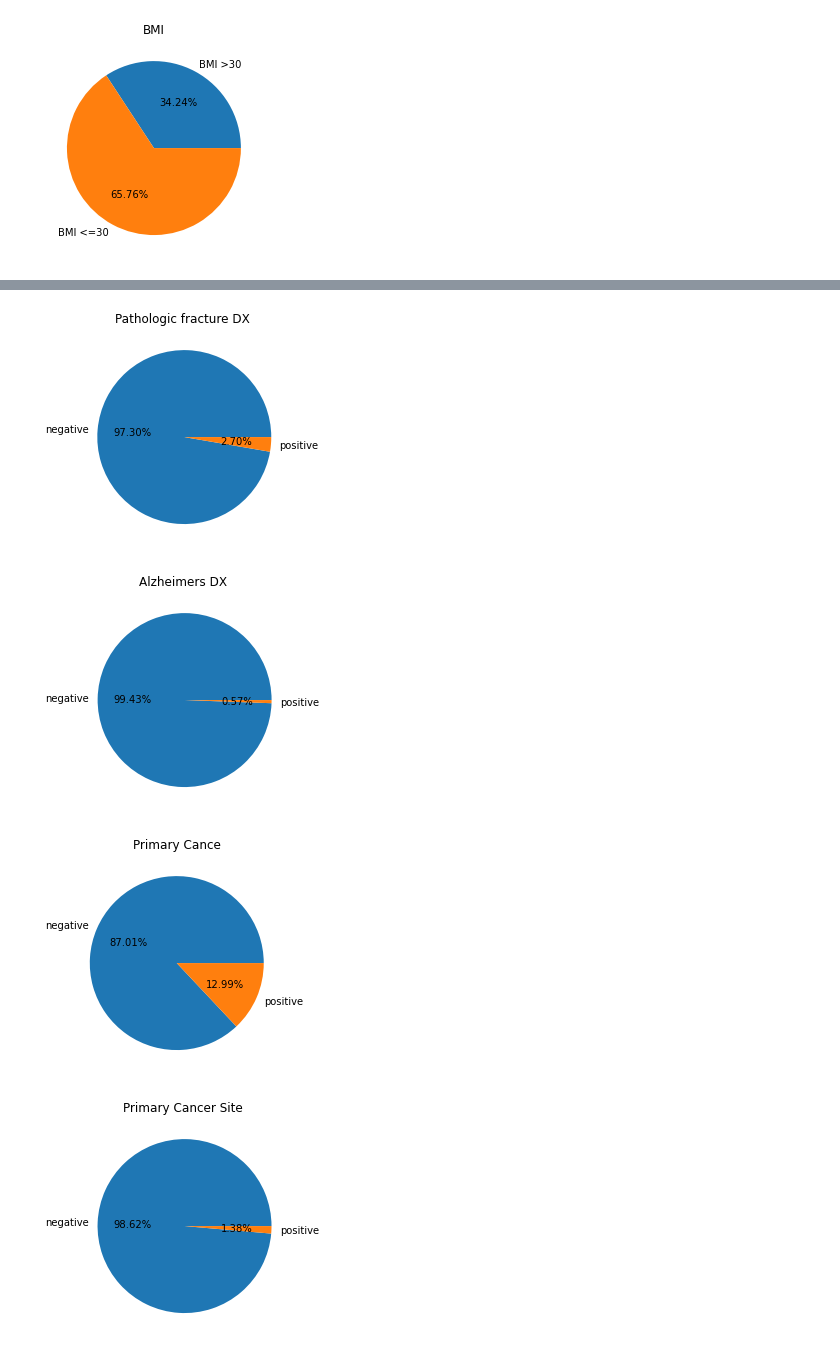
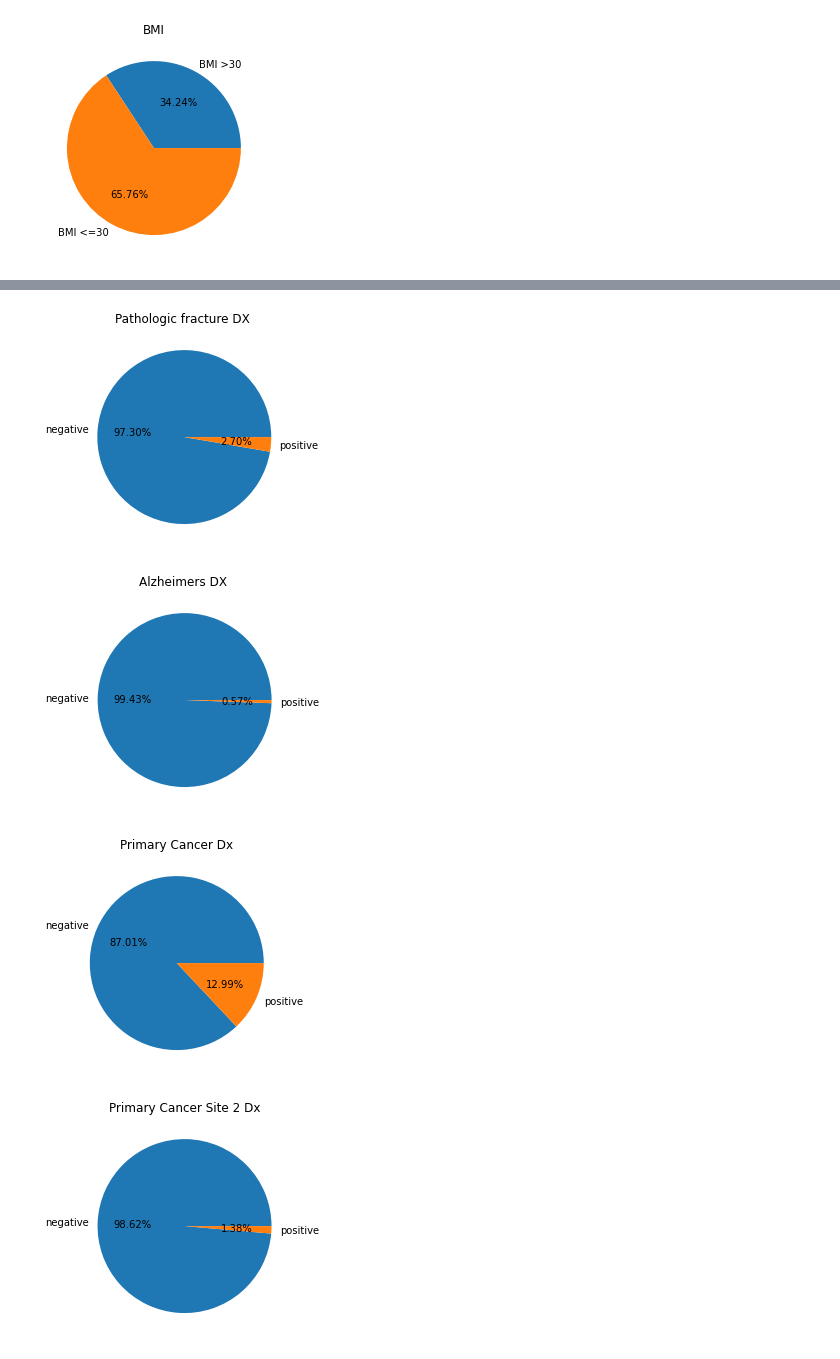
Before and after one commit to zzhou292/760Project, a Jupyter notebook: showSTAT.ipynb, the cells around one changed output, grey strips where cells are left out. Saved outputs shown, nothing was run; the diff lists cells and outputs as text; code cells hidden in the pictures.

```diff
--- a/showSTAT.ipynb
+++ b/showSTAT.ipynb
@@ -103,31 +120,33 @@ plt.show()
 # %%
 count = 0
 for i in range(17,41,2):
     count += 1
     cur = df.iloc[:,i]
     negative_cnt = np.count_nonzero(np.isnan(cur))
     positive_cnt = np.count_nonzero(np.logical_not(np.isnan(cur)))
     cur_aggre = np.array([negative_cnt,positive_cnt])
     cur_label = np.array(["negative","positive"])
-    plt.tight_layout(pad=2, w_pad=10, h_pad=10)
     plt.pie(cur_aggre,
             labels=cur_label,
             autopct='%.2f%%',
            )
     title = df.columns[i]
-    title = title[:-16]
-    plt.title(title) #
+    if(i == 39 or i == 37): # Cancer site
+        title = title[:-12]
+    else:
+        title = title[:-16]
+    plt.title(title)
     plt.show()
 # %% [output]
 [figure]
 [figure]
 [figure]
 [figure]
 [figure]
 [figure]
 [figure]
 [figure]
 [figure]
 [figure]
-[figure, old version]
+[figure, new version]
-[figure, old version]
+[figure, new version]
```
Also changed, not shown: parts of 1 cell of this notebook.
